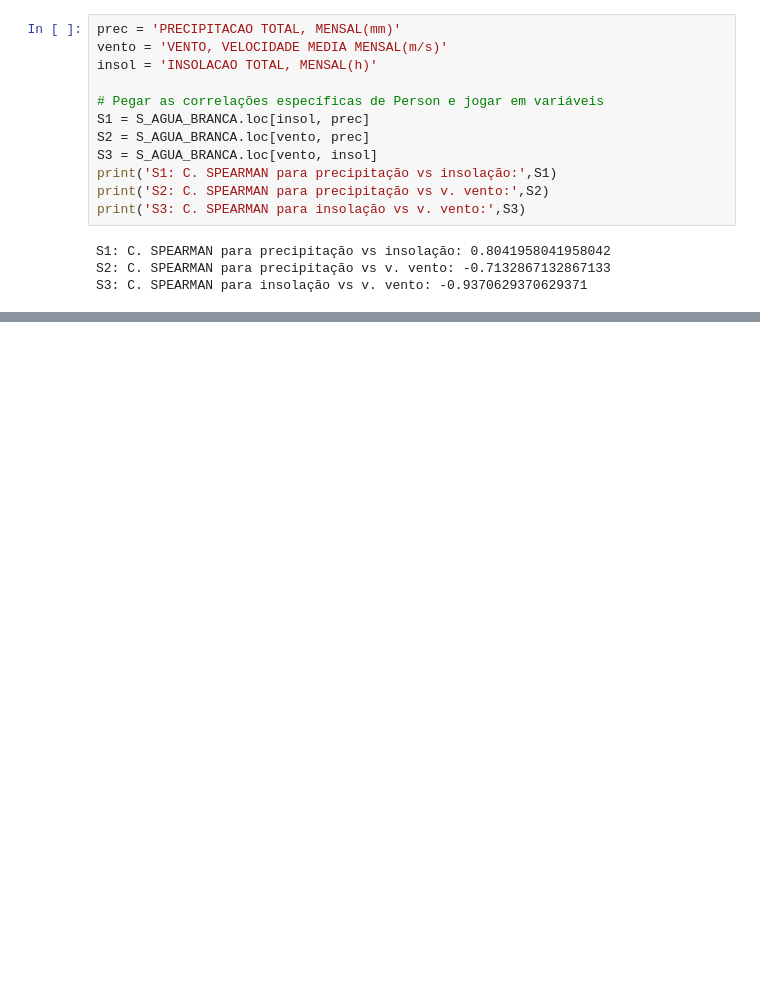
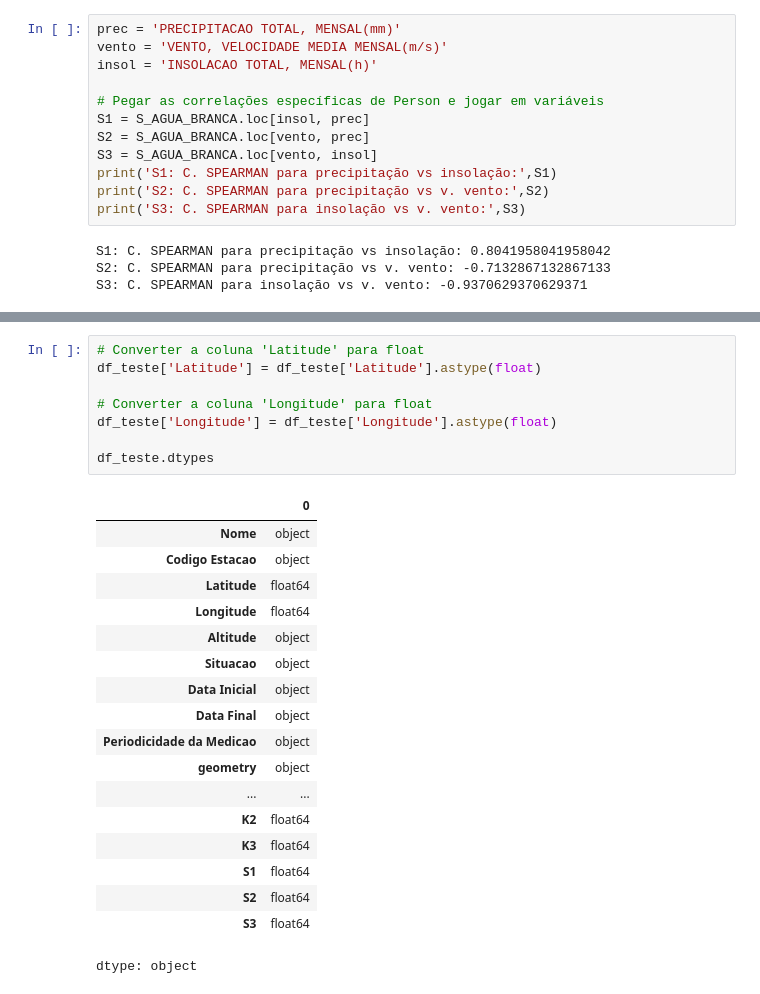
Before and after one commit to maryofcarmo/ICV, a Jupyter notebook: ICV.ipynb, the cells around one changed output, grey strips where cells are left out. Saved outputs shown, nothing was run; the diff lists cells and outputs as text; blank space fills up the shorter version.

```diff
--- a/ICV.ipynb
+++ b/ICV.ipynb
@@ -506,0 +529,27 @@ S3: C. SPEARMAN para insolação vs v. vento: -0.9370629370629371
+# %%
+# Converter a coluna 'Latitude' para float
+df_teste['Latitude'] = df_teste['Latitude'].astype(float)
+
+# Converter a coluna 'Longitude' para float
+df_teste['Longitude'] = df_teste['Longitude'].astype(float)
+
+df_teste.dtypes
+# %% [output]
+|  | 0 |
+| Nome | object |
+| Codigo Estacao | object |
+| Latitude | float64 |
+| Longitude | float64 |
+| Altitude | object |
+| Situacao | object |
+| Data Inicial | object |
+| Data Final | object |
+| Periodicidade da Medicao | object |
+| geometry | object |
+| ... | ... |
+| K2 | float64 |
+| K3 | float64 |
+| S1 | float64 |
+| S2 | float64 |
+| S3 | float64 |
+dtype: object
```
Also changed, not shown: parts of 8 cells of this notebook.
